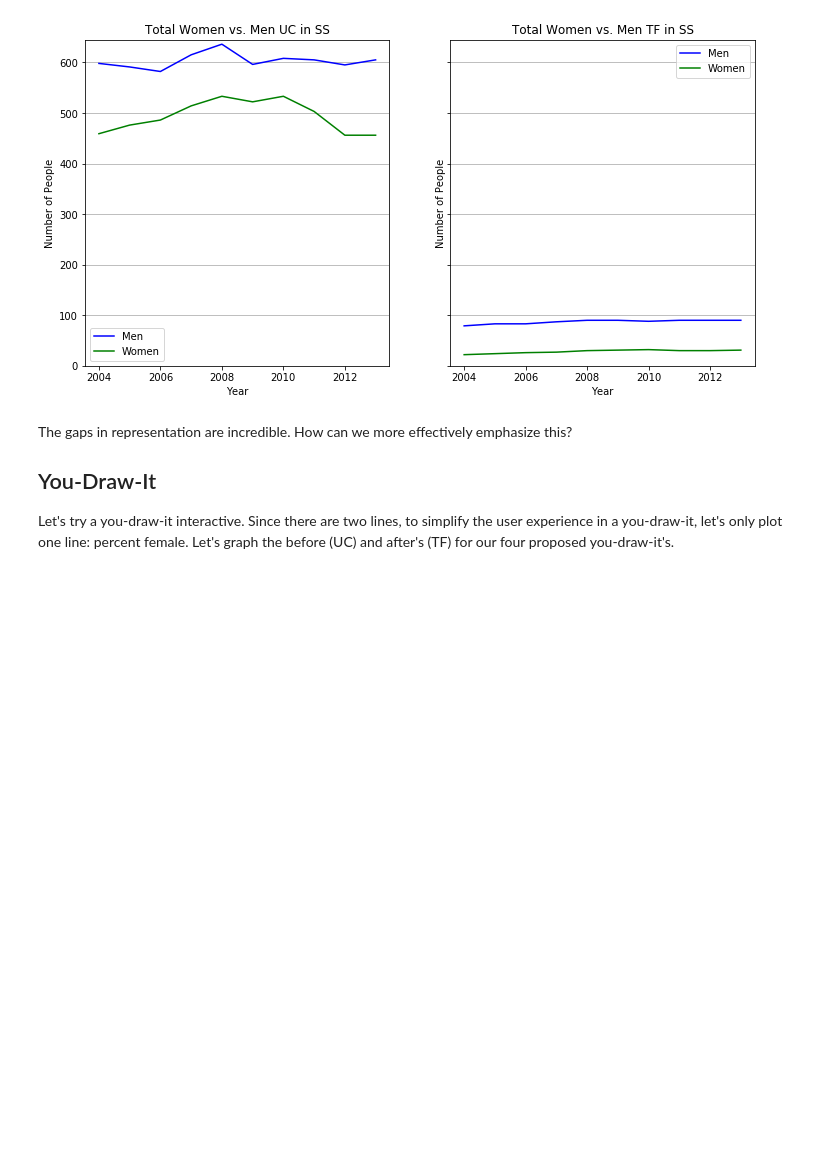
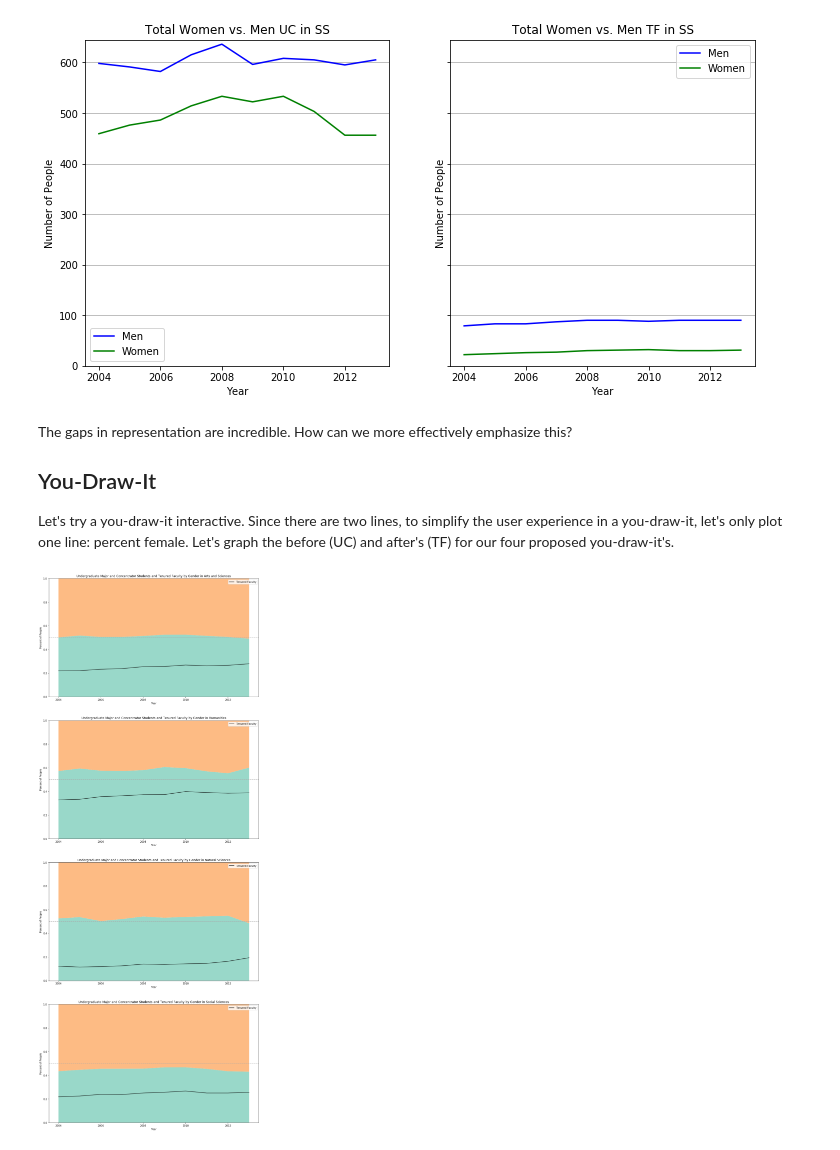
Before and after one commit to jsonkao/CU-female-representation, a Jupyter notebook: notebooks/female-representation.ipynb, the cells around one changed output. Saved outputs shown, nothing was run; the diff lists cells and outputs as text; code cells hidden in the pictures; blank space fills up the shorter version.

```diff
--- a/notebooks/female-representation.ipynb
+++ b/notebooks/female-representation.ipynb
@@ -154,0 +180,6 @@ Let's try a you-draw-it interactive. Since there are two lines, to simplify the
+# %%
+fig, ax_lst = plt.subplots(4, 1, figsize=(15,40), sharey=True)
+for d in range(len(divisions)):
+    plotPercentLines(ax_lst[d], d, abbreviate=False)
+# %% [output]
+[figure, added]
```
Also changed, not shown: parts of 9 cells of this notebook.
